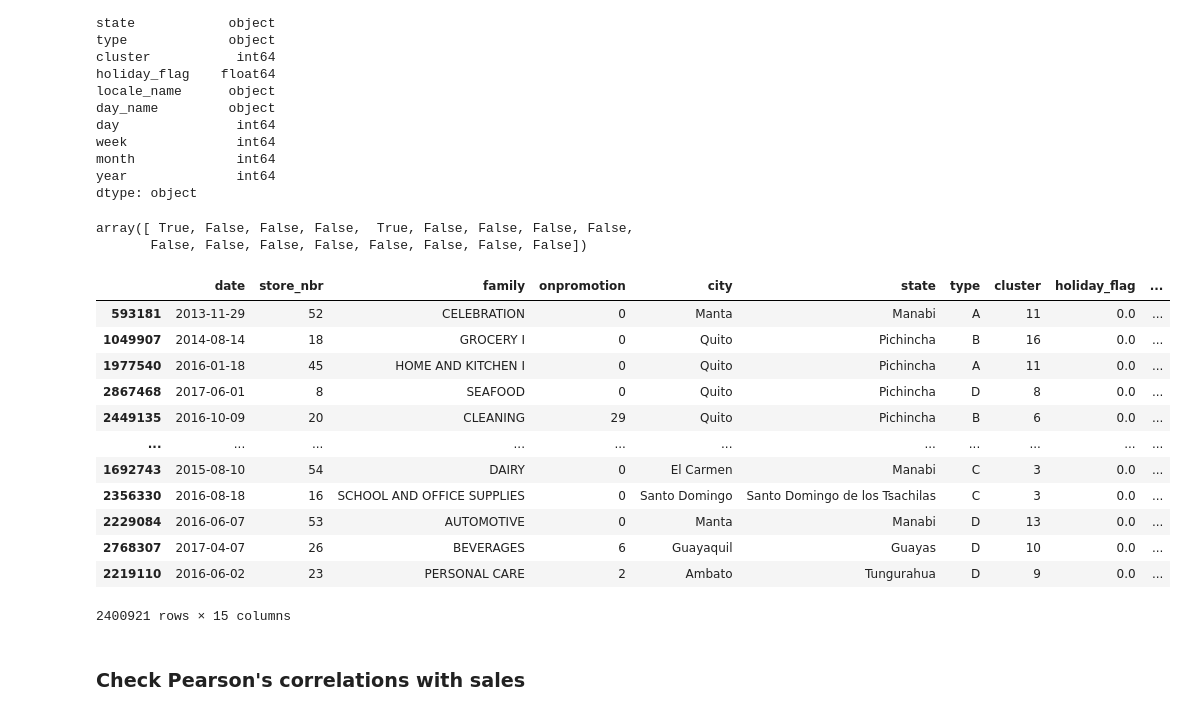
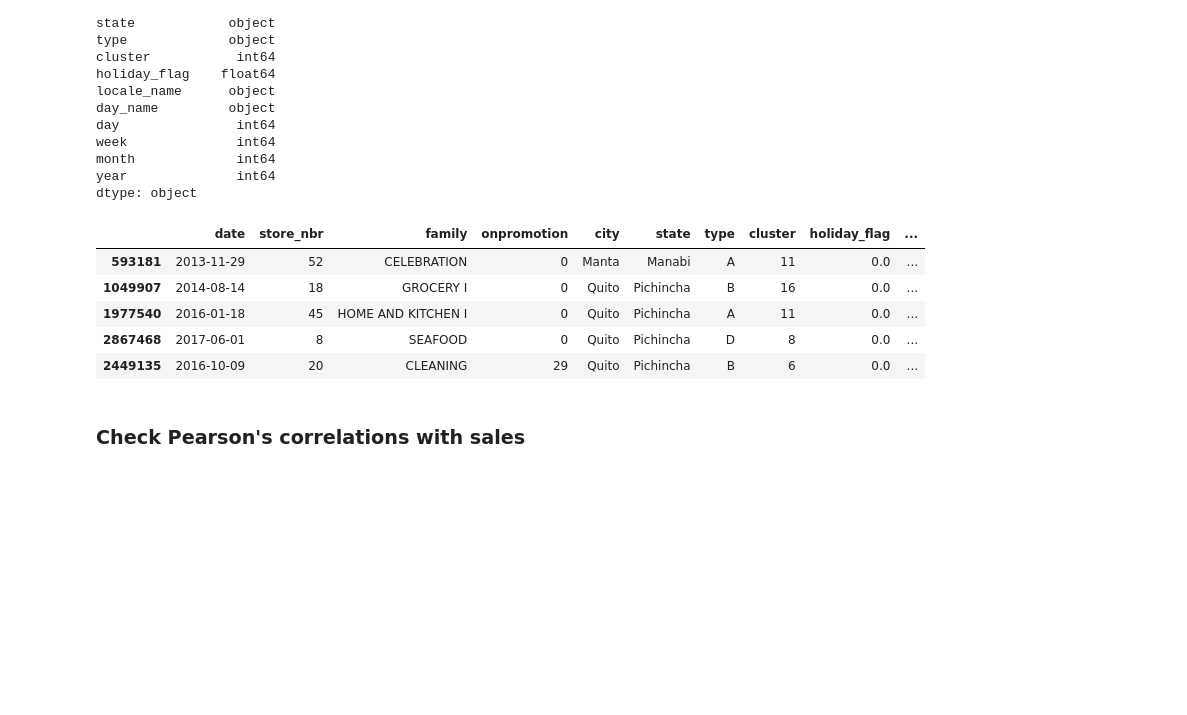
Before and after one commit to jordanpatel97/store-sales-forecasting-kaggle, a Jupyter notebook: stores_sales_forecasting.ipynb, the cells around one changed output. Cells and saved outputs as stored; diff of their text form; code cells hidden in the pictures; blank space fills up the shorter version.

```diff
--- a/stores_sales_forecasting.ipynb
+++ b/stores_sales_forecasting.ipynb
@@ -185,31 +185,19 @@ week              int64
 month             int64
 year              int64
 dtype: object
-# %%
-train.columns.isin(['id', target])
-# %% [output]
-array([ True, False, False, False,  True, False, False, False, False,
-       False, False, False, False, False, False, False, False])
 # %%
 target = 'sales'
 features = train.columns[~train.columns.isin(['id', target])]
 cat_features = ['family', 'city', 'state', 'type', 'day_name', 'store_nbr']
 # %%
-train[features]
+train[features].head()
 # %% [output]
 |  | date | store_nbr | family | onpromotion | city | state | type | cluster | holiday_flag | ... |
 | 593181 | 2013-11-29 | 52 | CELEBRATION | 0 | Manta | Manabi | A | 11 | 0.0 | ... |
 | 1049907 | 2014-08-14 | 18 | GROCERY I | 0 | Quito | Pichincha | B | 16 | 0.0 | ... |
 | 1977540 | 2016-01-18 | 45 | HOME AND KITCHEN I | 0 | Quito | Pichincha | A | 11 | 0.0 | ... |
 | 2867468 | 2017-06-01 | 8 | SEAFOOD | 0 | Quito | Pichincha | D | 8 | 0.0 | ... |
 | 2449135 | 2016-10-09 | 20 | CLEANING | 29 | Quito | Pichincha | B | 6 | 0.0 | ... |
-| ... | ... | ... | ... | ... | ... | ... | ... | ... | ... | ... |
-| 1692743 | 2015-08-10 | 54 | DAIRY | 0 | El Carmen | Manabi | C | 3 | 0.0 | ... |
-| 2356330 | 2016-08-18 | 16 | SCHOOL AND OFFICE SUPPLIES | 0 | Santo Domingo | Santo Domingo de los Tsachilas | C | 3 | 0.0 | ... |
-| 2229084 | 2016-06-07 | 53 | AUTOMOTIVE | 0 | Manta | Manabi | D | 13 | 0.0 | ... |
-| 2768307 | 2017-04-07 | 26 | BEVERAGES | 6 | Guayaquil | Guayas | D | 10 | 0.0 | ... |
-| 2219110 | 2016-06-02 | 23 | PERSONAL CARE | 2 | Ambato | Tungurahua | D | 9 | 0.0 | ... |
-2400921 rows × 15 columns
 # %% [markdown]
 ### Check Pearson's correlations with sales
 # %%
```
